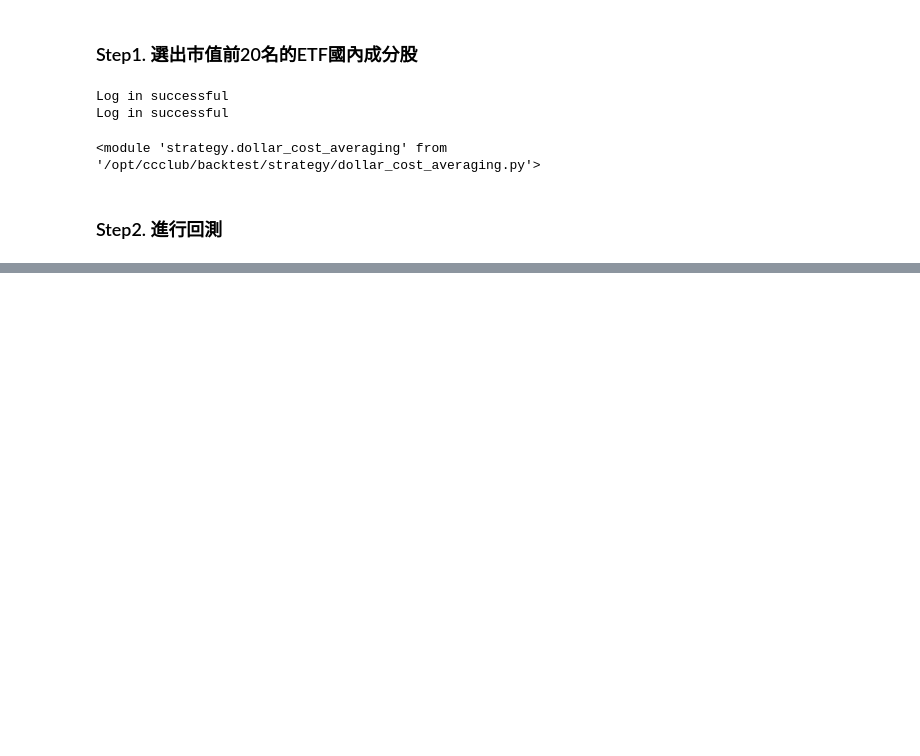
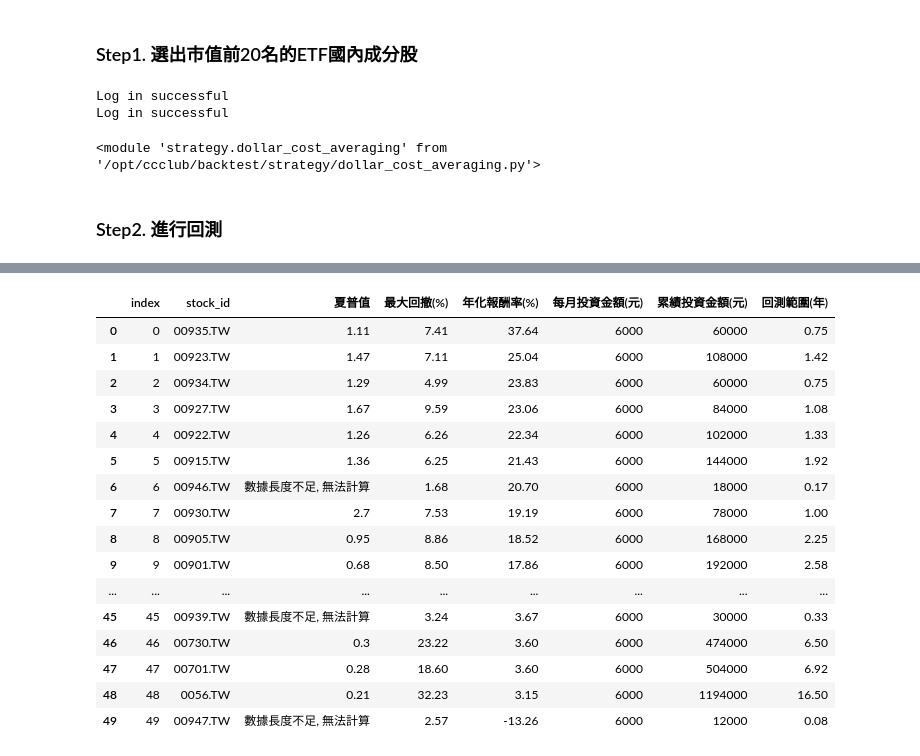
Before and after one commit to ccClub-Investment-Project/ccClub_InvestmentProject, a Jupyter notebook: backtest/how.ipynb, the cells around one changed output, grey strips where cells are left out. Drawn from its saved outputs; the diff is of its cells as text; code cells hidden in the pictures; blank space fills up the shorter version.

```diff
--- a/backtest/how.ipynb
+++ b/backtest/how.ipynb
@@ -103,0 +126,4 @@ result_sorted.head(10)
+# %%
+from all_etf_performance import eft_performance
+
+df = eft_performance()
@@ -103,0 +178,21 @@ result_sorted.head(10)
+# %%
+df_reset = df.reset_index()
+df_reset
+# %% [output]
+|  | index | stock_id | 夏普值 | 最大回撤(%) | 年化報酬率(%) | 每月投資金額(元) | 累績投資金額(元) | 回測範圍(年) |
+| 0 | 0 | 00935.TW | 1.11 | 7.41 | 37.64 | 6000 | 60000 | 0.75 |
+| 1 | 1 | 00923.TW | 1.47 | 7.11 | 25.04 | 6000 | 108000 | 1.42 |
+| 2 | 2 | 00934.TW | 1.29 | 4.99 | 23.83 | 6000 | 60000 | 0.75 |
+| 3 | 3 | 00927.TW | 1.67 | 9.59 | 23.06 | 6000 | 84000 | 1.08 |
+| 4 | 4 | 00922.TW | 1.26 | 6.26 | 22.34 | 6000 | 102000 | 1.33 |
+| 5 | 5 | 00915.TW | 1.36 | 6.25 | 21.43 | 6000 | 144000 | 1.92 |
+| 6 | 6 | 00946.TW | 數據長度不足, 無法計算 | 1.68 | 20.70 | 6000 | 18000 | 0.17 |
+| 7 | 7 | 00930.TW | 2.7 | 7.53 | 19.19 | 6000 | 78000 | 1.00 |
+| 8 | 8 | 00905.TW | 0.95 | 8.86 | 18.52 | 6000 | 168000 | 2.25 |
+| 9 | 9 | 00901.TW | 0.68 | 8.50 | 17.86 | 6000 | 192000 | 2.58 |
+| ... | ... | ... | ... | ... | ... | ... | ... | ... |
+| 45 | 45 | 00939.TW | 數據長度不足, 無法計算 | 3.24 | 3.67 | 6000 | 30000 | 0.33 |
+| 46 | 46 | 00730.TW | 0.3 | 23.22 | 3.60 | 6000 | 474000 | 6.50 |
+| 47 | 47 | 00701.TW | 0.28 | 18.60 | 3.60 | 6000 | 504000 | 6.92 |
+| 48 | 48 | 0056.TW | 0.21 | 32.23 | 3.15 | 6000 | 1194000 | 16.50 |
+| 49 | 49 | 00947.TW | 數據長度不足, 無法計算 | 2.57 | -13.26 | 6000 | 12000 | 0.08 |
```
Also changed, not shown: parts of 6 cells of this notebook, 10 other files.
